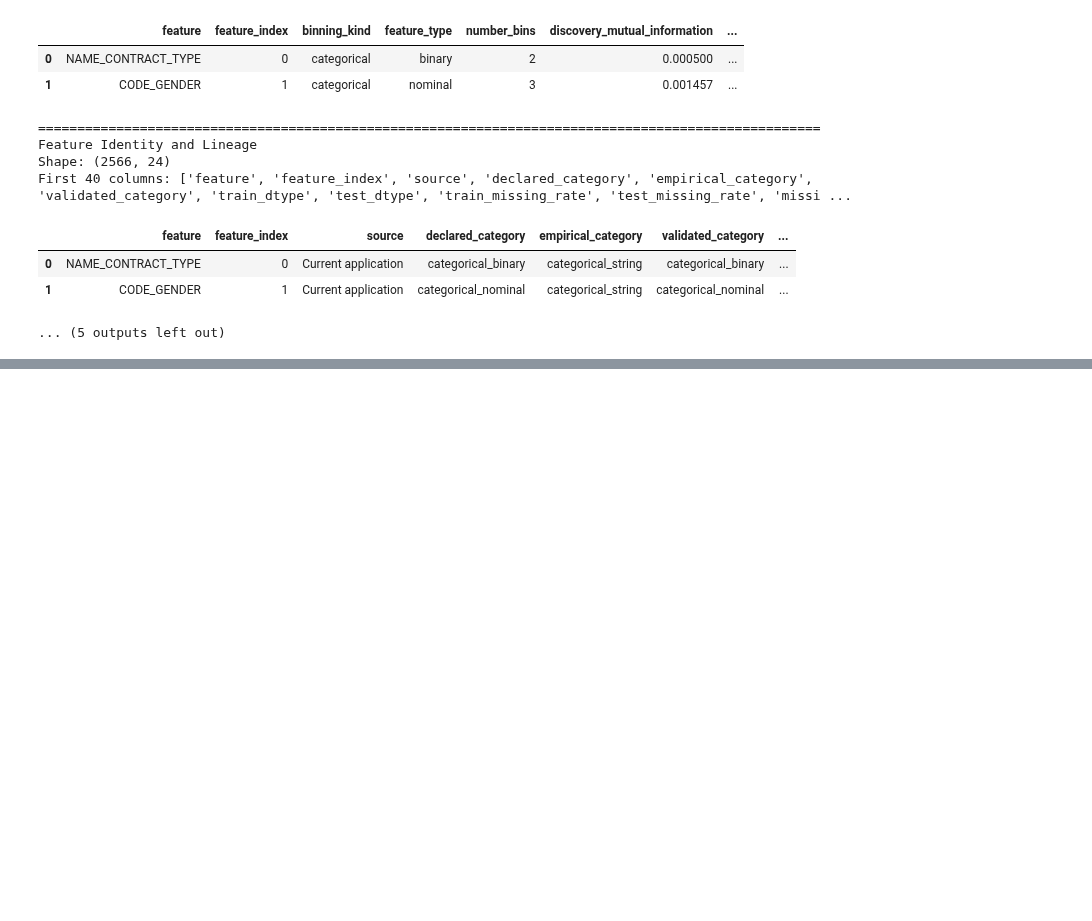
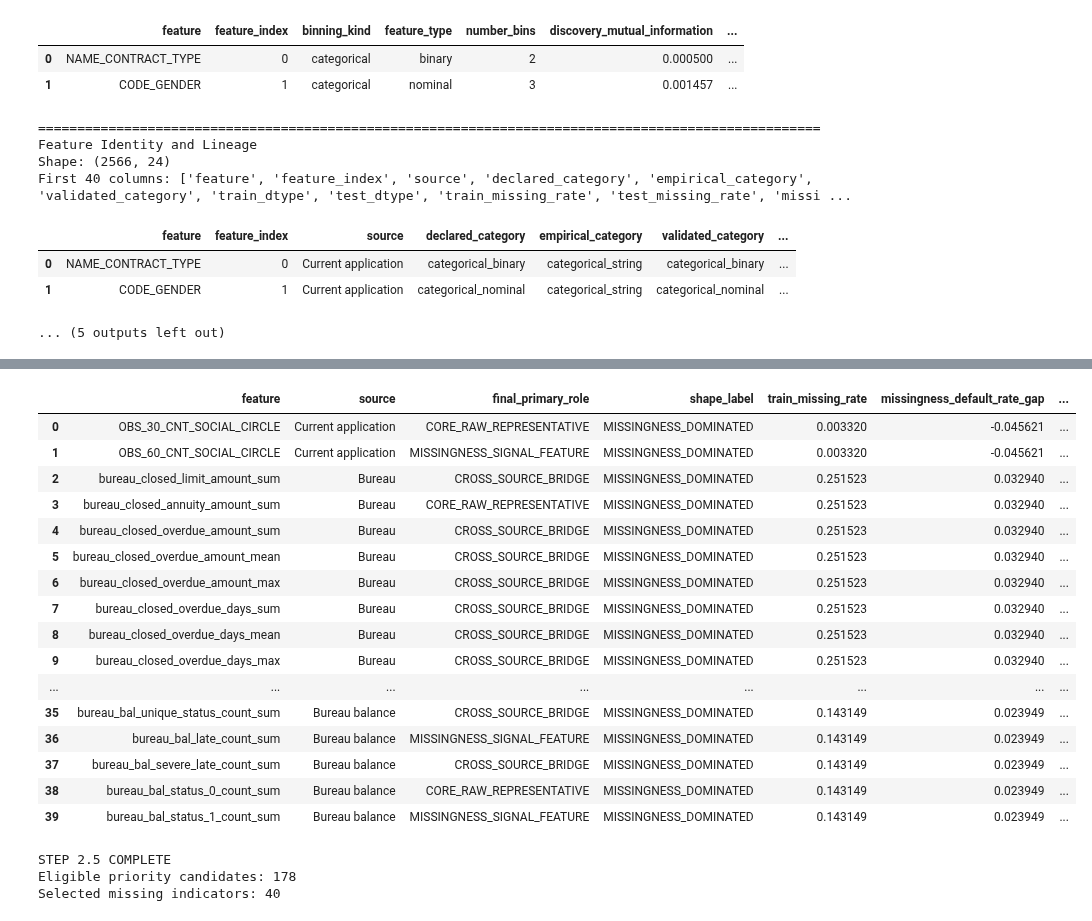
Before and after one commit to kawsar07ahmmed0712-rgb/Credit_Default_Risk, a Jupyter notebook: Notebook/3.Feature_Engeneering.ipynb, the cells around one changed output, grey strips where cells are left out. Saved outputs shown, nothing was run; the diff lists cells and outputs as text; code cells hidden in the pictures; blank space fills up the shorter version.

```diff
--- a/Notebook/3.Feature_Engeneering.ipynb
+++ b/Notebook/3.Feature_Engeneering.ipynb
@@ -343,0 +1181,17 @@ First 40 columns: ['feature', 'feature_index', 'source', 'declared_category', 'e
+# %%
+for df in [train_fe, test_fe]:
+    df["AVAILABLE_FINANCIAL_SOURCE_COUNT"] = df[history_flag_columns].sum(axis=1).astype("int8")
+    df["MISSING_FINANCIAL_SOURCE_COUNT"] = (len(history_flag_columns) - df["AVAILABLE_FINANCIAL_SOURCE_COUNT"]).astype("int8")
+    df["NO_FINANCIAL_HISTORY_FLAG"] = df["AVAILABLE_FINANCIAL_SOURCE_COUNT"].eq(0).astype("int8")
+    df["THIN_CREDIT_FILE_FLAG"] = df["AVAILABLE_FINANCIAL_SOURCE_COUNT"].le(1).astype("int8")
+    df["MULTI_SOURCE_HISTORY_FLAG"] = df["AVAILABLE_FINANCIAL_SOURCE_COUNT"].ge(3).astype("int8")
+
+source_coverage_features = ["AVAILABLE_FINANCIAL_SOURCE_COUNT", "MISSING_FINANCIAL_SOURCE_COUNT", "NO_FINANCIAL_HISTORY_FLAG", "THIN_CREDIT_FILE_FLAG", "MULTI_SOURCE_HISTORY_FLAG"]
+engineered_features = list(dict.fromkeys(engineered_features + source_coverage_features))
+
+source_coverage_summary = pd.DataFrame([{"dataset": "Training", "mean_available_sources": train_fe["AVAILABLE_FINANCIAL_SOURCE_COUNT"].mean(), "no_history_pct": train_fe["NO_FINANCIAL_HISTORY_FLAG"].mean() * 100, "thin_file_pct": train_fe["THIN_CREDIT_FILE_FLAG"].mean() * 100, "multi_source_pct": train_fe["MULTI_SOURCE_HISTORY_FLAG"].mean() * 100}, {"dataset": "Testing", "mean_available_sources": test_fe["AVAILABLE_FINANCIAL_SOURCE_COUNT"].mean(), "no_history_pct": test_fe["NO_FINANCIAL_HISTORY_FLAG"].mean() * 100, "thin_file_pct": test_fe["THIN_CREDIT_FILE_FLAG"].mean() * 100, "multi_source_pct": test_fe["MULTI_SOURCE_HISTORY_FLAG"].mean() * 100}])
+
+display(source_coverage_summary)
+
+print("STEP 2.3 COMPLETE")
+print(f"Source coverage features created: {len(source_coverage_features)}")
@@ -343,0 +1297,49 @@ First 40 columns: ['feature', 'feature_index', 'source', 'declared_category', 'e
+# %%
+MAX_SELECTED_MISSING_FLAGS = 40
+
+missing_indicator_evidence = final_decisions[["feature", "final_primary_role", "retain_missing_indicator"]].merge(final_multivariate[["feature", "source", "train_missing_rate", "missingness_default_rate_gap", "shape_label"]], on="feature", how="left")
+
+priority_missing_mask = missing_indicator_evidence["retain_missing_indicator"].eq(True) & missing_indicator_evidence["feature"].isin(base_predictors_step2) & missing_indicator_evidence["train_missing_rate"].gt(0) & (missing_indicator_evidence["final_primary_role"].eq("MISSINGNESS_SIGNAL") | missing_indicator_evidence["shape_label"].eq("MISSINGNESS_DOMINATED"))
+
+selected_missing_evidence = missing_indicator_evidence.loc[priority_missing_mask].copy()
+selected_missing_evidence["absolute_missingness_gap"] = selected_missing_evidence["missingness_default_rate_gap"].abs()
+selected_missing_evidence = selected_missing_evidence.sort_values(["absolute_missingness_gap", "train_missing_rate"], ascending=[False, False]).head(MAX_SELECTED_MISSING_FLAGS).reset_index(drop=True)
+
+selected_missing_indicator_features = selected_missing_evidence["feature"].tolist()
+selected_missing_flag_columns = [f"MISS__{feature}" for feature in selected_missing_indicator_features]
+
+for df in [train_fe, test_fe]:
+    for feature, flag_feature in zip(selected_missing_indicator_features, selected_missing_flag_columns):
+        df[flag_feature] = df[feature].isna().astype("int8")
+
+engineered_features = list(dict.fromkeys(engineered_features + selected_missing_flag_columns))
+
+selected_missing_evidence["indicator_feature"] = selected_missing_flag_columns
+selected_missing_evidence.to_csv(OUTPUT_DIR / "selected_missing_indicators.csv", index=False)
+
+display(selected_missing_evidence[["feature", "source", "final_primary_role", "shape_label", "train_missing_rate", "missingness_default_rate_gap", "indicator_feature"]])
+
+print("STEP 2.5 COMPLETE")
+print(f"Eligible priority candidates: {int(priority_missing_mask.sum())}")
+print(f"Selected missing indicators: {len(selected_missing_indicator_features)}")
+# %% [output]
+|  | feature | source | final_primary_role | shape_label | train_missing_rate | missingness_default_rate_gap | ... |
+| 0 | OBS_30_CNT_SOCIAL_CIRCLE | Current application | CORE_RAW_REPRESENTATIVE | MISSINGNESS_DOMINATED | 0.003320 | -0.045621 | ... |
+| 1 | OBS_60_CNT_SOCIAL_CIRCLE | Current application | MISSINGNESS_SIGNAL_FEATURE | MISSINGNESS_DOMINATED | 0.003320 | -0.045621 | ... |
+| 2 | bureau_closed_limit_amount_sum | Bureau | CROSS_SOURCE_BRIDGE | MISSINGNESS_DOMINATED | 0.251523 | 0.032940 | ... |
+| 3 | bureau_closed_annuity_amount_sum | Bureau | CORE_RAW_REPRESENTATIVE | MISSINGNESS_DOMINATED | 0.251523 | 0.032940 | ... |
+| 4 | bureau_closed_overdue_amount_sum | Bureau | CROSS_SOURCE_BRIDGE | MISSINGNESS_DOMINATED | 0.251523 | 0.032940 | ... |
+| 5 | bureau_closed_overdue_amount_mean | Bureau | CROSS_SOURCE_BRIDGE | MISSINGNESS_DOMINATED | 0.251523 | 0.032940 | ... |
+| 6 | bureau_closed_overdue_amount_max | Bureau | CROSS_SOURCE_BRIDGE | MISSINGNESS_DOMINATED | 0.251523 | 0.032940 | ... |
+| 7 | bureau_closed_overdue_days_sum | Bureau | CROSS_SOURCE_BRIDGE | MISSINGNESS_DOMINATED | 0.251523 | 0.032940 | ... |
+| 8 | bureau_closed_overdue_days_mean | Bureau | CROSS_SOURCE_BRIDGE | MISSINGNESS_DOMINATED | 0.251523 | 0.032940 | ... |
+| 9 | bureau_closed_overdue_days_max | Bureau | CROSS_SOURCE_BRIDGE | MISSINGNESS_DOMINATED | 0.251523 | 0.032940 | ... |
+| ... | ... | ... | ... | ... | ... | ... | ... |
+| 35 | bureau_bal_unique_status_count_sum | Bureau balance | CROSS_SOURCE_BRIDGE | MISSINGNESS_DOMINATED | 0.143149 | 0.023949 | ... |
+| 36 | bureau_bal_late_count_sum | Bureau balance | MISSINGNESS_SIGNAL_FEATURE | MISSINGNESS_DOMINATED | 0.143149 | 0.023949 | ... |
+| 37 | bureau_bal_severe_late_count_sum | Bureau balance | CROSS_SOURCE_BRIDGE | MISSINGNESS_DOMINATED | 0.143149 | 0.023949 | ... |
+| 38 | bureau_bal_status_0_count_sum | Bureau balance | CORE_RAW_REPRESENTATIVE | MISSINGNESS_DOMINATED | 0.143149 | 0.023949 | ... |
+| 39 | bureau_bal_status_1_count_sum | Bureau balance | MISSINGNESS_SIGNAL_FEATURE | MISSINGNESS_DOMINATED | 0.143149 | 0.023949 | ... |
+STEP 2.5 COMPLETE
+Eligible priority candidates: 178
+Selected missing indicators: 40
```
Also changed, not shown: parts of 93 cells of this notebook, 2 other files.
